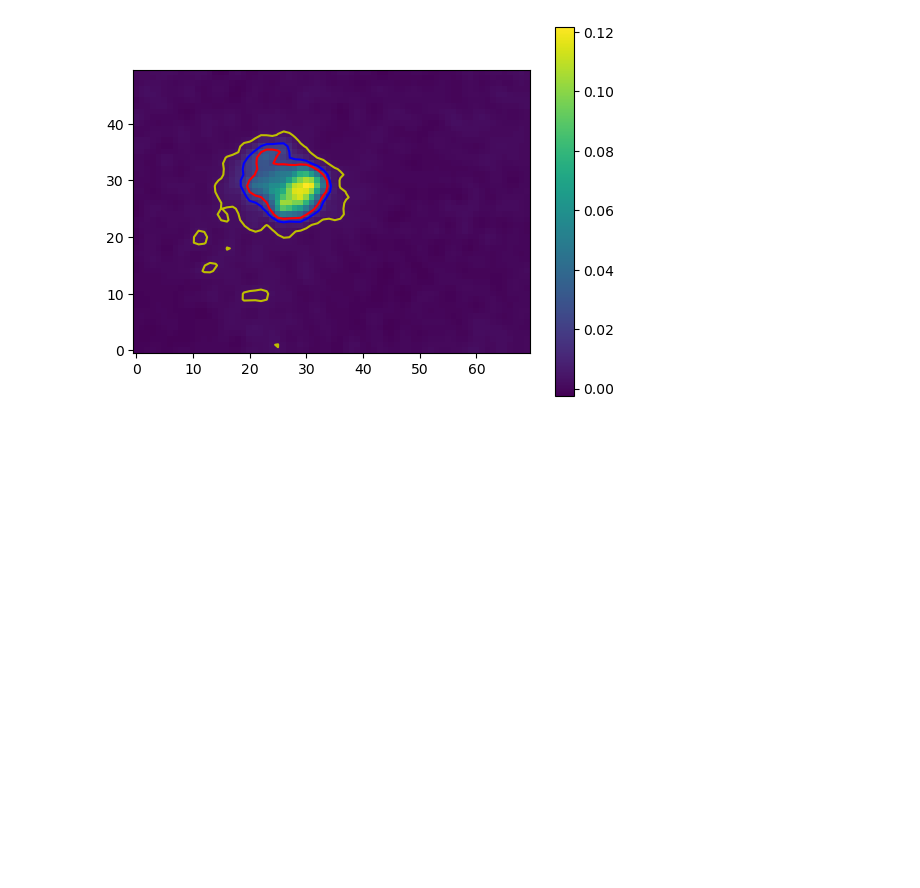
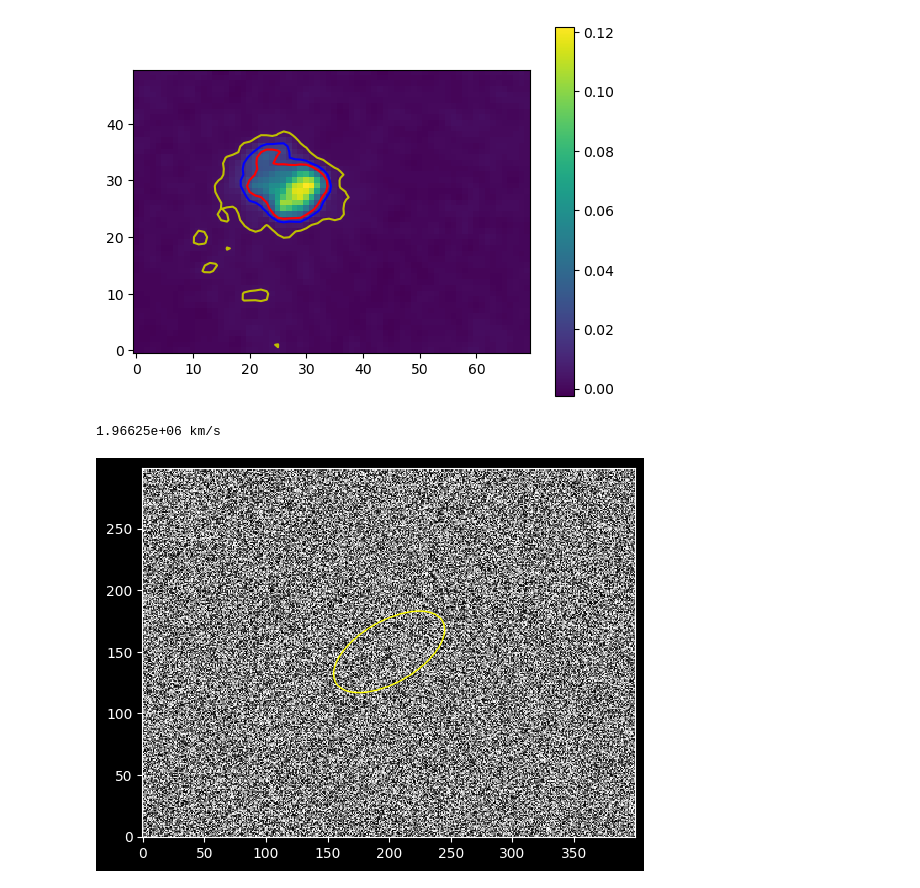
Before and after one commit to avalperezRUG/PROGNUM-repo, a Jupyter notebook: Task5/sq_s6217338_week5.ipynb, the cells around one changed output. Cells and saved outputs as stored; diff of their text form; code cells hidden in the pictures; blank space fills up the shorter version.

```diff
--- a/Task5/sq_s6217338_week5.ipynb
+++ b/Task5/sq_s6217338_week5.ipynb
@@ -126,3 +123,50 @@ plt.contour(plane, levels=[m, m + std, m + 2*std], colors=['y', 'b', 'r'])
 plt.show()
 # %% [output]
 [figure]
+# %%
+# 5.12
+from scipy.constants import c
+
+class Galaxy:
+    caH_0 = 3968.5  # Calcium H line in rest frame
+
+    def __init__(self, name: str, calciumHline: float, c=c) -> None:
+        self.name = name
+        self.caH = calciumHline
+
+    def redshift(self) -> float:
+        z = (self.caH - self.caH_0) / self.caH
+        return z
+
+    def velocity(self) -> str:
+        v = Galaxy.redshift(self) * c
+        return v
+
+gal2 = Galaxy('NGC1832', 3994.7)
+
+v_gal2 = gal2.velocity()
+print(f'{v_gal2:g} km/s')
+# %% [output]
+1.96625e+06 km/s
+# %%
+# Q 5.13 (pending)
+import numpy as np
+from matplotlib.patches import Ellipse
+from matplotlib.pyplot import figure, show
+
+Nx = 400
+Ny = 300
+data = np.random.random((Ny,Nx))
+
+e1 = Ellipse((200, 150), 100, 50, angle=30, fill=False, color='yellow')
+
+fig = figure()
+frame = fig.add_subplot()
+frame.add_patch(e1)
+frame.imshow(data,
+             interpolation='none',
+             origin="lower",
+             cmap='gray')
+show()
+# %% [output]
+[figure, added]
```
Also changed, not shown: parts of 1 cell of this notebook, 9 other files.
